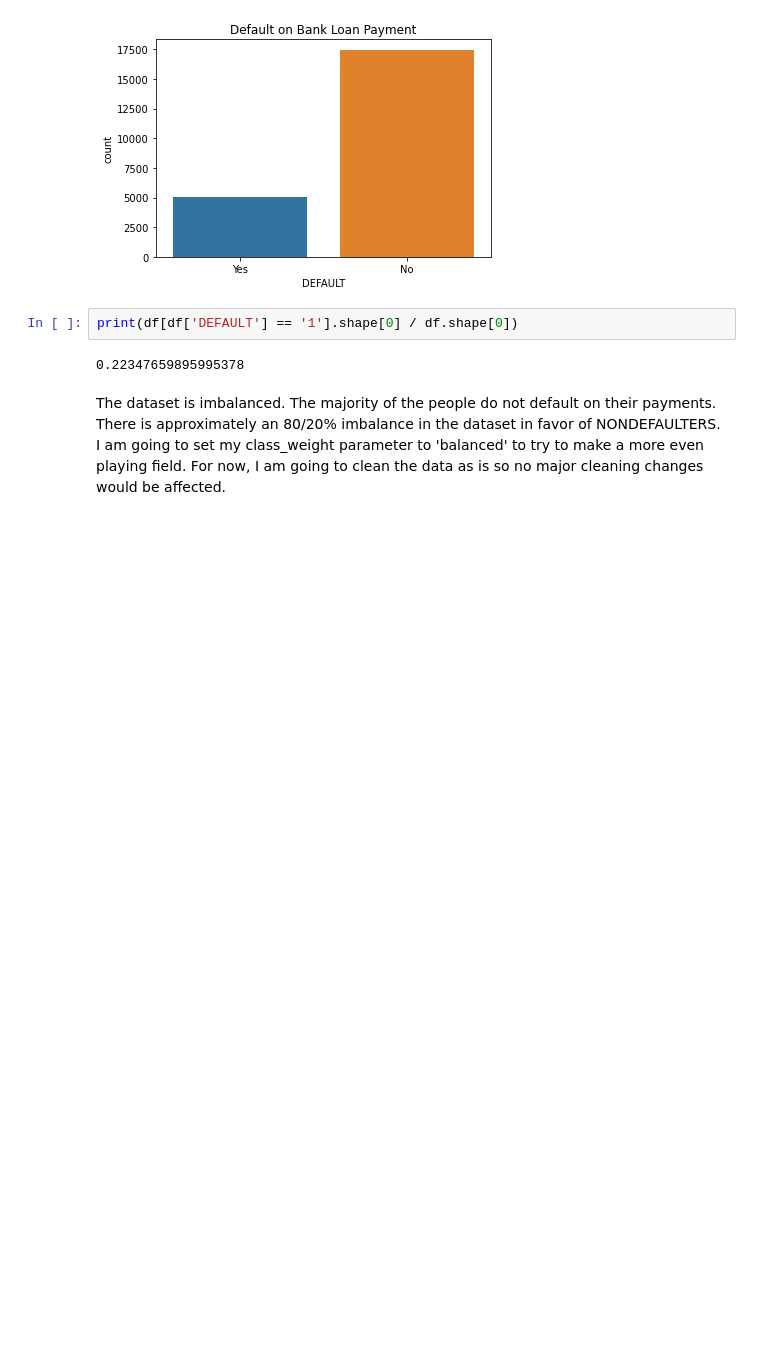
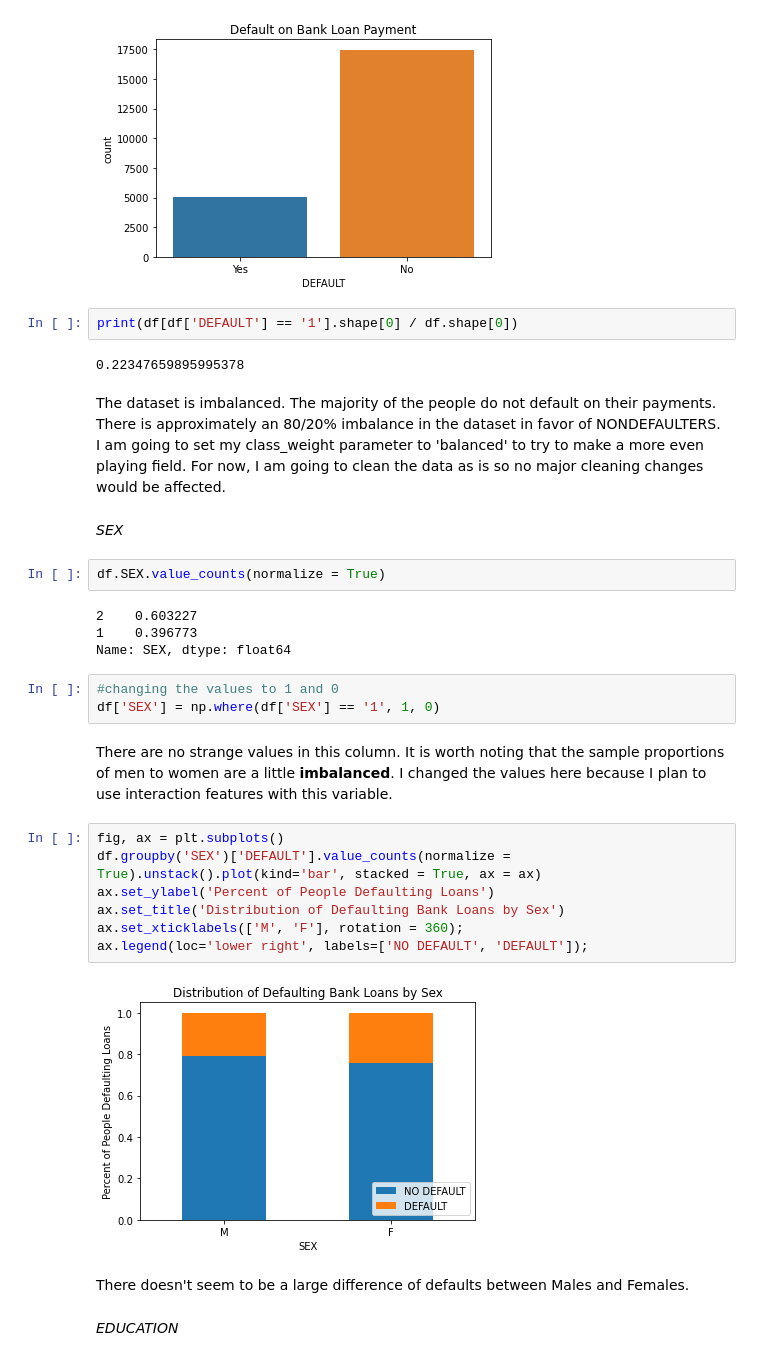
Before and after one commit to zachagreenberg/DefaultPredictionAnalysis, a Jupyter notebook: eda-modeling-evaluation.ipynb, the cells around one changed output. Cells and saved outputs as stored; diff of their text form; blank space fills up the shorter version.

Commit message:
add investigation of categorical variables

```diff
--- a/eda-modeling-evaluation.ipynb
+++ b/eda-modeling-evaluation.ipynb
@@ -70,3 +70,29 @@ print(df[df['DEFAULT'] == '1'].shape[0] / df.shape[0])
 0.22347659895995378
 # %% [markdown]
 The dataset is imbalanced. The majority of the people do not default on their payments. There is approximately an 80/20% imbalance in the dataset in favor of NONDEFAULTERS. I am going to set my class_weight parameter to 'balanced' to try to make a more even playing field. For now, I am going to clean the data as is so no major cleaning changes would be affected.
+# %% [markdown]
+*SEX*
+# %%
+df.SEX.value_counts(normalize = True)
+# %% [output]
+2    0.603227
+1    0.396773
+Name: SEX, dtype: float64
+# %%
+#changing the values to 1 and 0
+df['SEX'] = np.where(df['SEX'] == '1', 1, 0)
+# %% [markdown]
+There are no strange values in this column. It is worth noting that the sample proportions of men to women are a little **imbalanced**. I changed the values here because I plan to use interaction features with this variable.
+# %%
+fig, ax = plt.subplots()
+df.groupby('SEX')['DEFAULT'].value_counts(normalize = True).unstack().plot(kind='bar', stacked = True, ax = ax)
+ax.set_ylabel('Percent of People Defaulting Loans')
+ax.set_title('Distribution of Defaulting Bank Loans by Sex')
+ax.set_xticklabels(['M', 'F'], rotation = 360);
+ax.legend(loc='lower right', labels=['NO DEFAULT', 'DEFAULT']);
+# %% [output]
+[figure, added]
+# %% [markdown]
+There doesn't seem to be a large difference of defaults between Males and Females.
+# %% [markdown]
+*EDUCATION*
```
Also changed, not shown: parts of 31 cells of this notebook.
